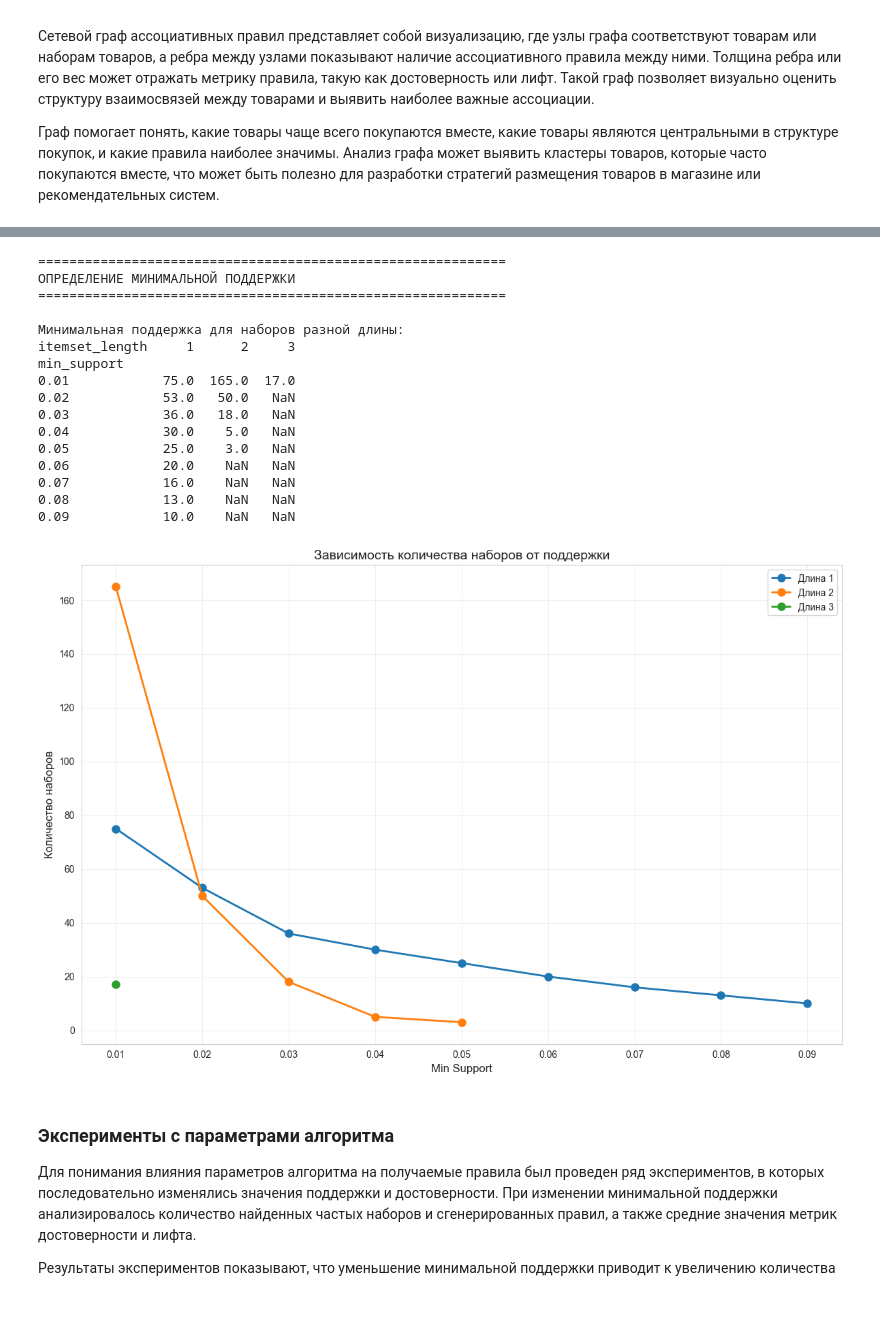
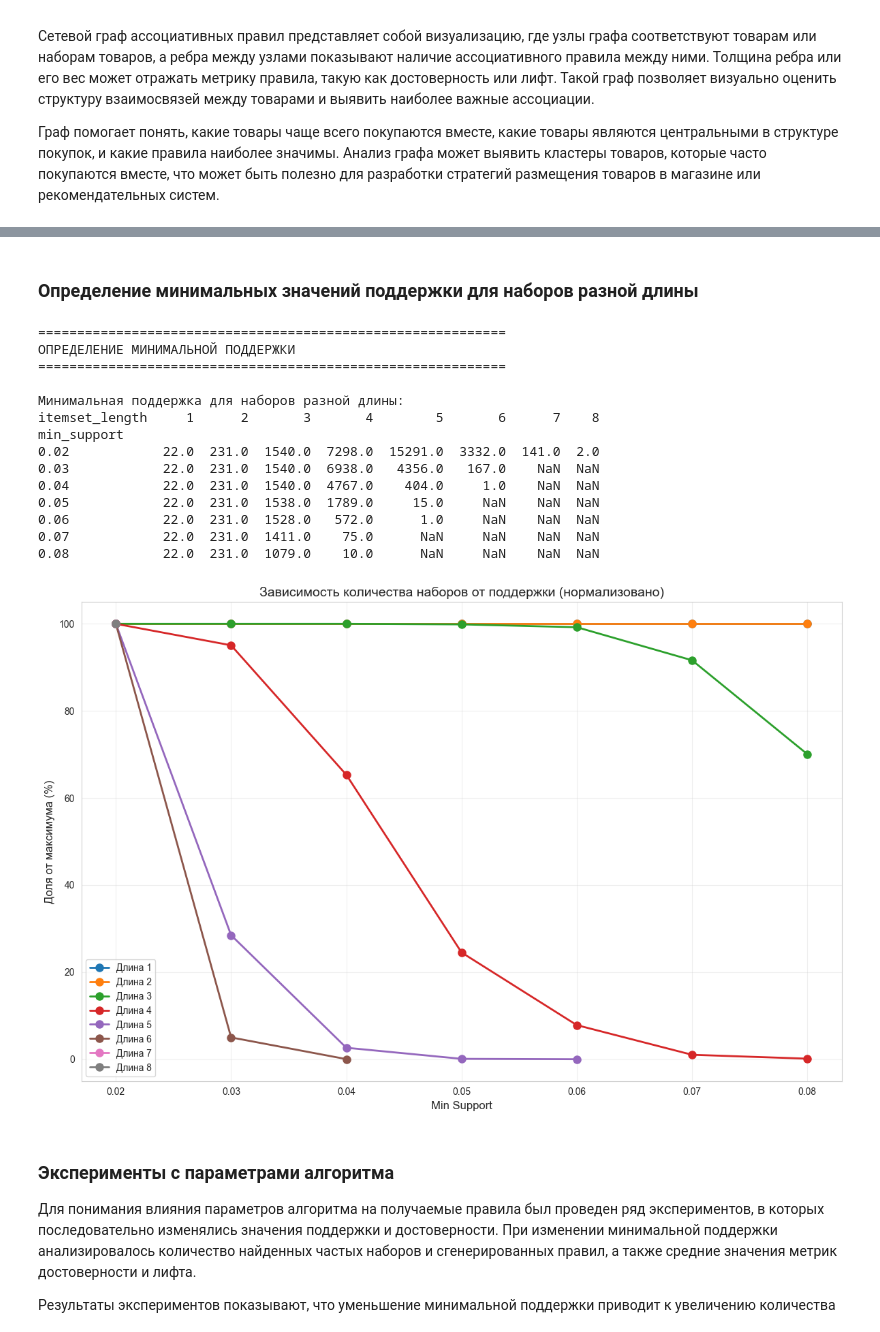
Before and after one commit to 1101drought142/ii, a Jupyter notebook: laba2/laba2.ipynb, the cells around one changed output, grey strips where cells are left out. Cells and saved outputs as stored; diff of their text form; code cells hidden in the pictures; blank space fills up the shorter version.

```diff
--- a/laba2/laba2.ipynb
+++ b/laba2/laba2.ipynb
@@ -326,25 +327,28 @@ else:
 Граф помогает понять, какие товары чаще всего покупаются вместе, какие товары являются центральными в структуре покупок, и какие правила наиболее значимы. Анализ графа может выявить кластеры товаров, которые часто покупаются вместе, что может быть полезно для разработки стратегий размещения товаров в магазине или рекомендательных систем.
 # %%
 # Визуализация правил в виде графа
+# Ограничиваем количество правил ДО итерации для быстрой работы
 if len(rules_fp) > 0:
+    # Берем только топ правила для визуализации
+    top_rules = rules_fp.nlargest(MAX_RULES_FOR_VIZ, 'lift')
+
     G = nx.DiGraph()
-
-    for idx, row in rules_fp.iterrows():
+    for idx, row in top_rules.iterrows():
         ant = ', '.join(list(row['antecedents']))
         cons = ', '.join(list(row['consequents']))
         G.add_edge(ant, cons, weight=row['confidence'], lift=row['lift'])
 
     if len(G.nodes()) > 0:
-        # Ограничиваем граф для читаемости
+        # Дополнительно ограничиваем для читаемости графа
         if len(G.nodes()) > 30:
-            top_rules = rules_fp.nlargest(30, 'lift')
+            top_rules_small = top_rules.nlargest(30, 'lift')
             G = nx.DiGraph()
-            for idx, row in top_rules.iterrows():
+            for idx, row in top_rules_small.iterrows():
                 ant = ', '.join(list(row['antecedents']))
                 cons = ', '.join(list(row['consequents']))
                 G.add_edge(ant, cons, weight=row['confidence'], lift=row['lift'])
 
-        pos = nx.spring_layout(G, k=1, iterations=50)
+        pos = nx.spring_layout(G, k=1, iterations=30)  # Уменьшено количество итераций
 
         plt.figure(figsize=(16, 12))
         nx.draw_networkx_nodes(G, pos, node_color='lightblue', node_size=1500, alpha=0.7)
@@ -376,13 +377,16 @@ if len(rules_fp) > 0:
 # %%
 # Собственная визуализация правил
 if len(rules_fp) > 0:
+    # Берем только топ правила для визуализации
+    top_rules_viz = rules_fp.nlargest(MAX_RULES_FOR_VIZ, 'lift')
+
     plt.figure(figsize=(10, 8))
-    plt.scatter(rules_fp['confidence'], rules_fp['lift'],
-               s=rules_fp['support']*1000, alpha=0.6, c=rules_fp['support'], cmap='viridis')
+    plt.scatter(top_rules_viz['confidence'], top_rules_viz['lift'],
+               s=top_rules_viz['support']*1000, alpha=0.6, c=top_rules_viz['support'], cmap='viridis')
     plt.colorbar(label='Поддержка')
     plt.xlabel('Достоверность')
     plt.ylabel('Лифт')
-    plt.title('Визуализация правил: Достоверность vs Лифт (размер = поддержка)')
+    plt.title(f'Визуализация правил: Достоверность vs Лифт (размер = поддержка, топ-{MAX_RULES_FOR_VIZ})')
     plt.grid(True, alpha=0.3)
     plt.tight_layout()
     photos_path = os.path.join(photos_dir, 'custom_visualization.png')
@@ -399,10 +397,12 @@ if len(rules_fp) > 0:
+# %% [markdown]
+### Определение минимальных значений поддержки для наборов разной длины
 # %%
 # Определение минимальной поддержки для наборов разной длины
 print("\n" + "="*60)
 print("ОПРЕДЕЛЕНИЕ МИНИМАЛЬНОЙ ПОДДЕРЖКИ")
 print("="*60)
 
-support_values = np.arange(0.01, 0.1, 0.01)
+support_values = [0.02, 0.03, 0.04, 0.05, 0.06, 0.07, 0.08]
 results = []
 
 for min_support in support_values:
@@ -417,48 +417,56 @@ for min_support in support_values:
             if count > 0:
                 results.append({
                     'min_support': min_support,
                     'itemset_length': length,
                     'count': count
                 })
 
 if results:
     results_df = pd.DataFrame(results)
     print("\nМинимальная поддержка для наборов разной длины:")
     pivot = results_df.pivot(index='min_support', columns='itemset_length', values='count')
     print(pivot.to_string())
 
-    # Визуализация
+    # Вычисляем максимум для каждой длины набора
+    max_counts = results_df.groupby('itemset_length')['count'].max()
+
+    # Добавляем нормализованные значения (относительно максимума для каждой длины)
+    results_df['normalized_count'] = results_df.apply(
+        lambda row: row['count'] / max_counts[row['itemset_length']],
+        axis=1
+    )
+
+    # Визуализация с нормализованными значениями
     plt.figure(figsize=(12, 8))
     for length in sorted(results_df['itemset_length'].unique()):
         subset = results_df[results_df['itemset_length'] == length]
-        plt.plot(subset['min_support'], subset['count'], 'o-', label=f'Длина {length}', linewidth=2, markersize=8)
+        plt.plot(subset['min_support'], subset['normalized_count'] * 100, 'o-',
+                 label=f'Длина {length}', linewidth=2, markersize=8)
     plt.xlabel('Min Support', fontsize=12)
-    plt.ylabel('Количество наборов', fontsize=12)
-    plt.title('Зависимость количества наборов от поддержки', fontsize=14)
+    plt.ylabel('Доля от максимума (%)', fontsize=12)
+    plt.title('Зависимость количества наборов от поддержки (нормализовано)', fontsize=14)
     plt.legend(fontsize=10)
     plt.grid(True, alpha=0.3)
     plt.tight_layout()
     photos_path = os.path.join(photos_dir, 'min_support_analysis.png')
     plt.savefig(photos_path, dpi=DPI, bbox_inches='tight')
     plt.show()
 # %% [output]
 ============================================================
 ОПРЕДЕЛЕНИЕ МИНИМАЛЬНОЙ ПОДДЕРЖКИ
 ============================================================
 
 Минимальная поддержка для наборов разной длины:
-itemset_length     1      2     3
+itemset_length     1      2       3       4        5       6      7    8
 min_support
-0.01            75.0  165.0  17.0
-0.02            53.0   50.0   NaN
-0.03            36.0   18.0   NaN
-0.04            30.0    5.0   NaN
-0.05            25.0    3.0   NaN
-0.06            20.0    NaN   NaN
-0.07            16.0    NaN   NaN
-0.08            13.0    NaN   NaN
-0.09            10.0    NaN   NaN
+0.02            22.0  231.0  1540.0  7298.0  15291.0  3332.0  141.0  2.0
+0.03            22.0  231.0  1540.0  6938.0   4356.0   167.0    NaN  NaN
+0.04            22.0  231.0  1540.0  4767.0    404.0     1.0    NaN  NaN
+0.05            22.0  231.0  1538.0  1789.0     15.0     NaN    NaN  NaN
+0.06            22.0  231.0  1528.0   572.0      1.0     NaN    NaN  NaN
+0.07            22.0  231.0  1411.0    75.0      NaN     NaN    NaN  NaN
+0.08            22.0  231.0  1079.0    10.0      NaN     NaN    NaN  NaN
-[figure, old version]
+[figure, new version]
 # %% [markdown]
 ### Эксперименты с параметрами алгоритма
 
```
Also changed, not shown: parts of 31 cells of this notebook, 11 other files.
